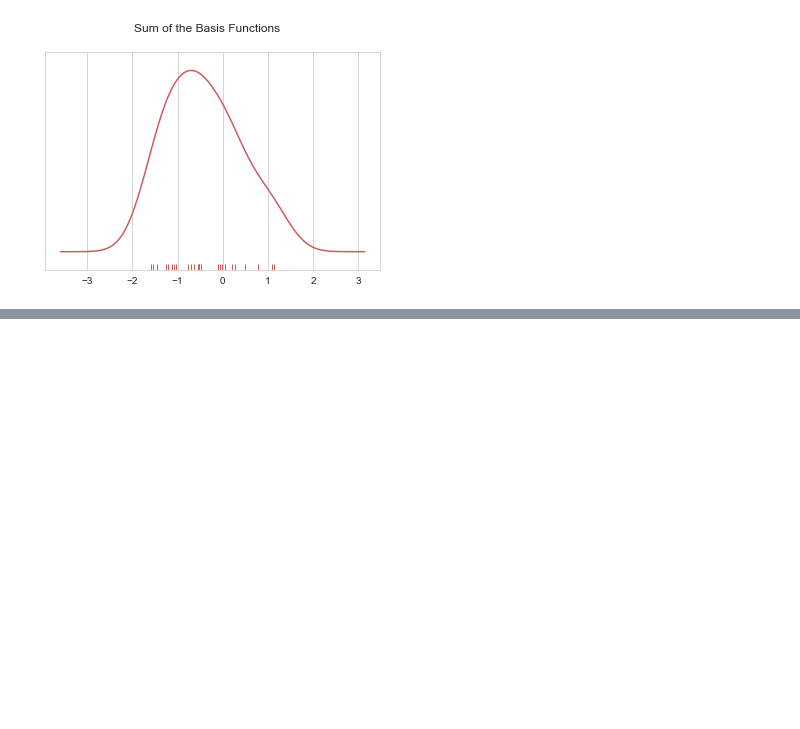
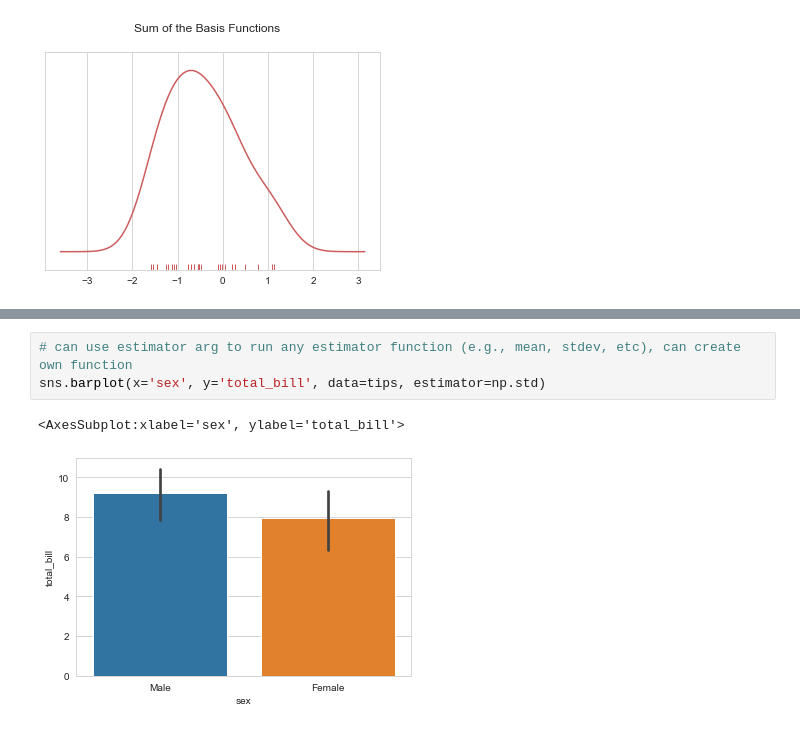
Before and after one commit to amir-nrfkn/U-PyForDS, a Jupyter notebook: code/practice_file.ipynb, the cells around one changed output, grey strips where cells are left out. Saved outputs shown, nothing was run; the diff lists cells and outputs as text; blank space fills up the shorter version.

```diff
--- a/code/practice_file.ipynb
+++ b/code/practice_file.ipynb
@@ -226,0 +253,6 @@ Text(0.5, 0.98, 'Sum of the Basis Functions')
+# %%
+# can use estimator arg to run any estimator function (e.g., mean, stdev, etc), can create own function
+sns.barplot(x='sex', y='total_bill', data=tips, estimator=np.std)
+# %% [output]
+<AxesSubplot:xlabel='sex', ylabel='total_bill'>
+[figure, added]
```
Also changed, not shown: parts of 11 cells of this notebook.
